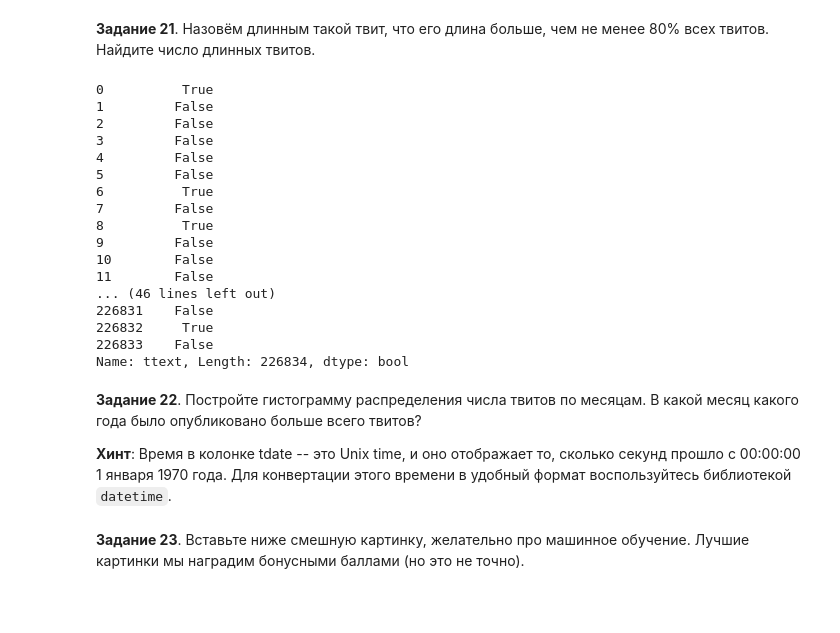
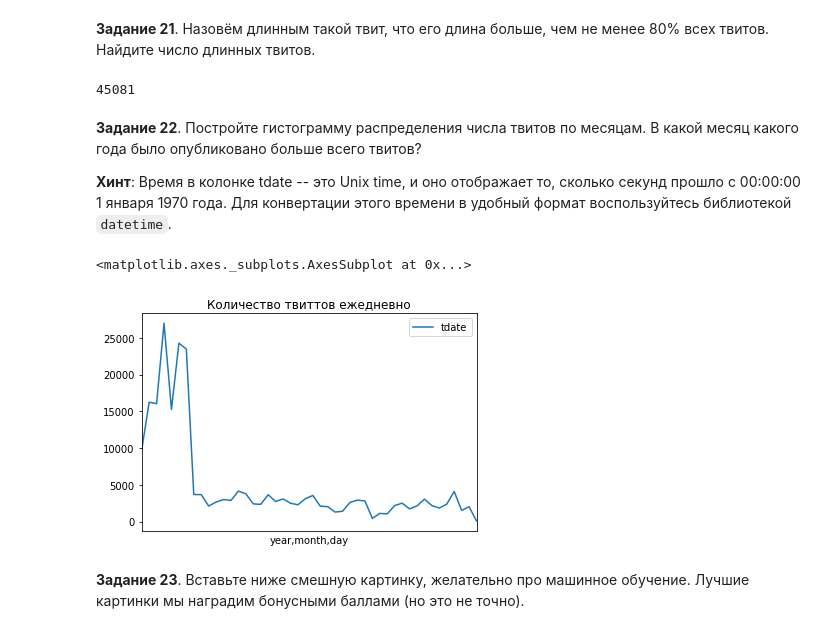
Before and after one commit to GorillazZz1/ml-course-hse-2020, a Jupyter notebook: hw1.ipynb, the cells around one changed output. Cells and saved outputs as stored; diff of their text form; code cells hidden in the pictures; blank space fills up the shorter version.

Commit message:
counted tweets / TODO: finish plot histogram

```diff
--- a/hw1.ipynb
+++ b/hw1.ipynb
@@ -755,27 +755,10 @@ print(len(df_retweets))
 __Задание 21__. Назовём длинным такой твит, что его длина больше, чем не менее 80% всех твитов. Найдите число длинных твитов.
 # %%
 q_len = df['ttext'].apply(len).quantile(q=0.8)
-print(
-    (df['ttext'].apply(len) > q_len)
-)
+df_longtweets = df[ df['ttext'].apply(len) > q_len ]
+print(len(df_longtweets))
 # %% [output]
-0          True
-1         False
-2         False
-3         False
-4         False
-5         False
-6          True
-7         False
-8          True
-9         False
-10        False
-11        False
-... (46 lines left out)
-226831    False
-226832     True
-226833    False
-Name: ttext, Length: 226834, dtype: bool
+45081
 # %% [markdown]
 __Задание 22__. Постройте гистограмму распределения числа твитов по месяцам. В какой месяц какого года было опубликовано больше всего твитов?
 
@@ -785,3 +766,36 @@ __Хинт__: Время в колонке tdate -- это Unix time, и оно
+# %%
+date_df = df[['tdate']].copy()
+date_df['date'] = pd.to_datetime(date_df['tdate'],unit='s')
+date_df['year'] = date_df['date'].dt.year
+date_df['month'] = date_df['date'].dt.month
+date_df['day'] = date_df['date'].dt.day
+
+date_df = date_df.groupby(by=['year', 'month', 'day']).count().drop(columns=['date'])
+'''Получили df:
+    - 'year' -- год
+    - 'month' -- месяц
+    - 'day' -- день
+    - 'tdate' -- количество твиттов в year month day
+
+TODO:
+1) Превратить 'te'
+'''
+
+# ПОСТРОИТЬ
+import matplotlib.dates as mdates
+ax = plt.gca()
+#set ticks every week
+ax.xaxis.set_major_locator(mdates.WeekdayLocator())
+#set major ticks format
+ax.xaxis.set_major_formatter(mdates.DateFormatter('%b %d'))
+ax.set_xlabel('Дата и время')
+
+date_df.plot(ax=ax, title='Количество твиттов ежедневно')
+
+# https://stackoverflow.com/questions/38228995/how-can-i-draw-the-histogram-of-date-values-group-by-month-in-each-year-in-pytho
+# %% [output]
+<matplotlib.axes._subplots.AxesSubplot at 0x...>
+[figure, added]
 # %% [markdown]
 __Задание 23__. Вставьте ниже смешную картинку, желательно про машинное обучение. Лучшие картинки мы наградим бонусными баллами (но это не точно).
 # %% [markdown]
```
Also changed, not shown: parts of 1 cell of this notebook.
